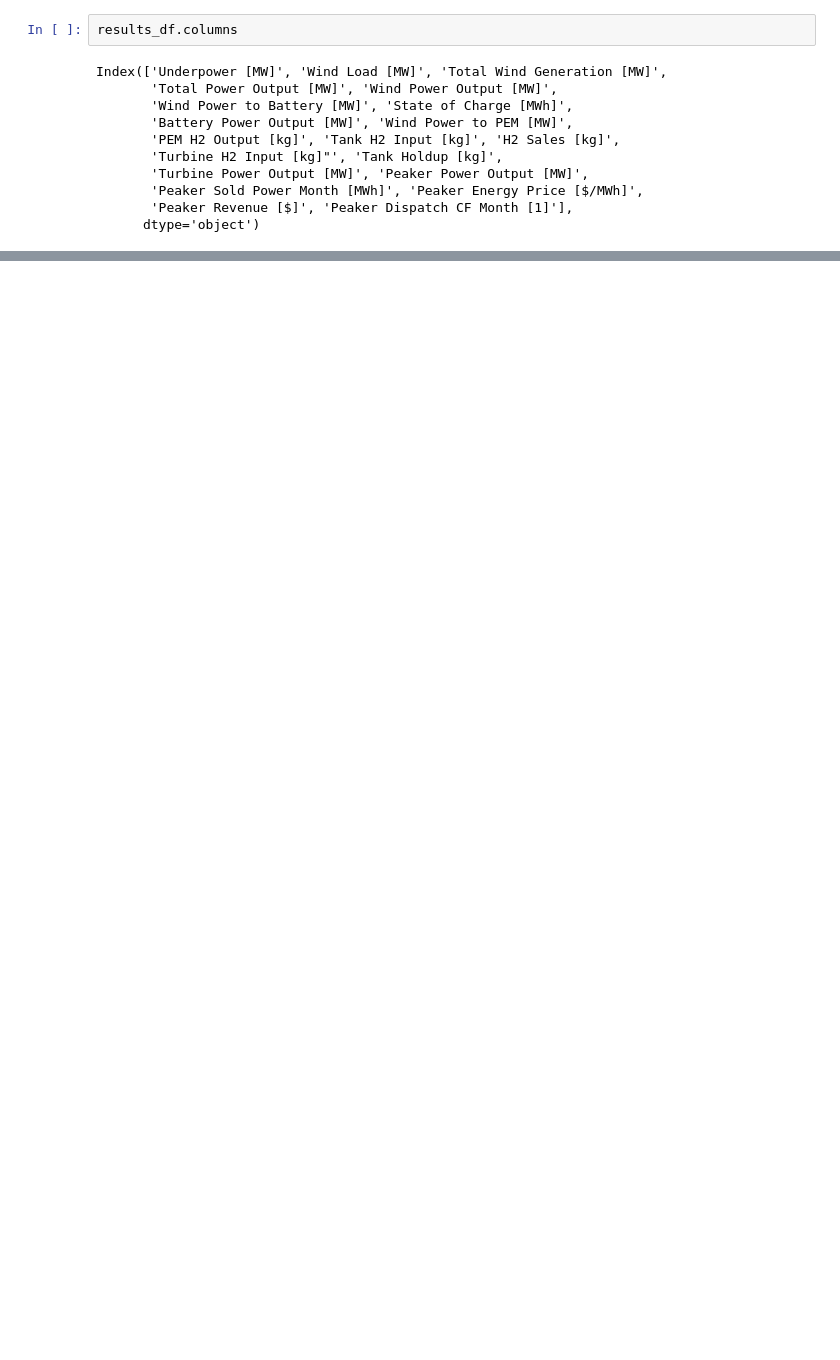
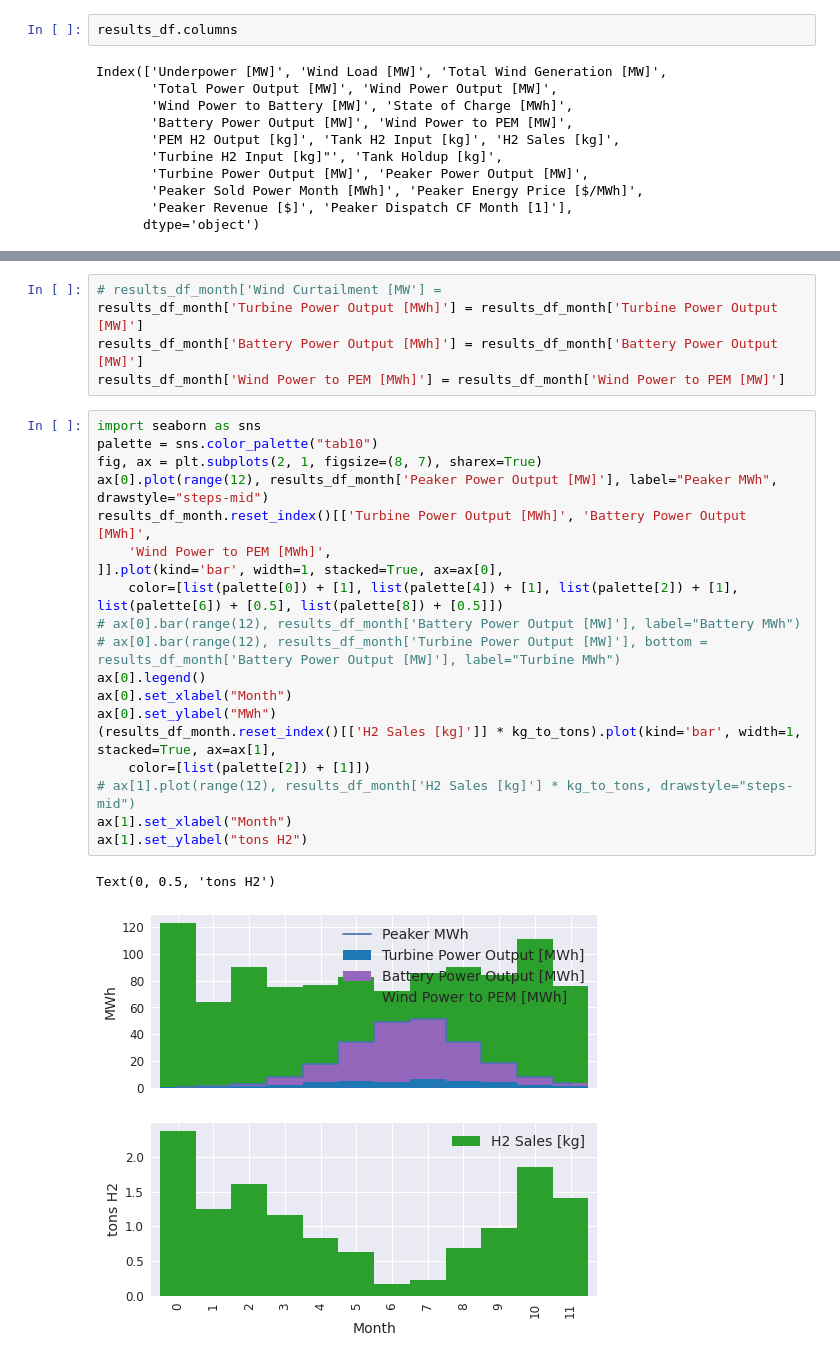
Before and after one commit to dguittet/dispatches, a Jupyter notebook: dispatches/case_studies/renewables_h2_case/WindBatteryHybridResults.ipynb, the cells around one changed output, grey strips where cells are left out. Saved outputs shown, nothing was run; the diff lists cells and outputs as text; blank space fills up the shorter version.

```diff
--- a/dispatches/case_studies/renewables_h2_case/WindBatteryHybridResults.ipynb
+++ b/dispatches/case_studies/renewables_h2_case/WindBatteryHybridResults.ipynb
@@ -93,0 +145,27 @@ results_df_month
+# %%
+# results_df_month['Wind Curtailment [MW'] =
+results_df_month['Turbine Power Output [MWh]'] = results_df_month['Turbine Power Output [MW]']
+results_df_month['Battery Power Output [MWh]'] = results_df_month['Battery Power Output [MW]']
+results_df_month['Wind Power to PEM [MWh]'] = results_df_month['Wind Power to PEM [MW]']
+# %%
+import seaborn as sns
+palette = sns.color_palette("tab10")
+fig, ax = plt.subplots(2, 1, figsize=(8, 7), sharex=True)
+ax[0].plot(range(12), results_df_month['Peaker Power Output [MW]'], label="Peaker MWh", drawstyle="steps-mid")
+results_df_month.reset_index()[['Turbine Power Output [MWh]', 'Battery Power Output [MWh]',
+    'Wind Power to PEM [MWh]',
+]].plot(kind='bar', width=1, stacked=True, ax=ax[0],
+    color=[list(palette[0]) + [1], list(palette[4]) + [1], list(palette[2]) + [1], list(palette[6]) + [0.5], list(palette[8]) + [0.5]])
+# ax[0].bar(range(12), results_df_month['Battery Power Output [MW]'], label="Battery MWh")
+# ax[0].bar(range(12), results_df_month['Turbine Power Output [MW]'], bottom = results_df_month['Battery Power Output [MW]'], label="Turbine MWh")
+ax[0].legend()
+ax[0].set_xlabel("Month")
+ax[0].set_ylabel("MWh")
+(results_df_month.reset_index()[['H2 Sales [kg]']] * kg_to_tons).plot(kind='bar', width=1, stacked=True, ax=ax[1],
+    color=[list(palette[2]) + [1]])
+# ax[1].plot(range(12), results_df_month['H2 Sales [kg]'] * kg_to_tons, drawstyle="steps-mid")
+ax[1].set_xlabel("Month")
+ax[1].set_ylabel("tons H2")
+# %% [output]
+Text(0, 0.5, 'tons H2')
+[figure, added]
```
Also changed, not shown: parts of 13 cells of this notebook, 8 other files.
